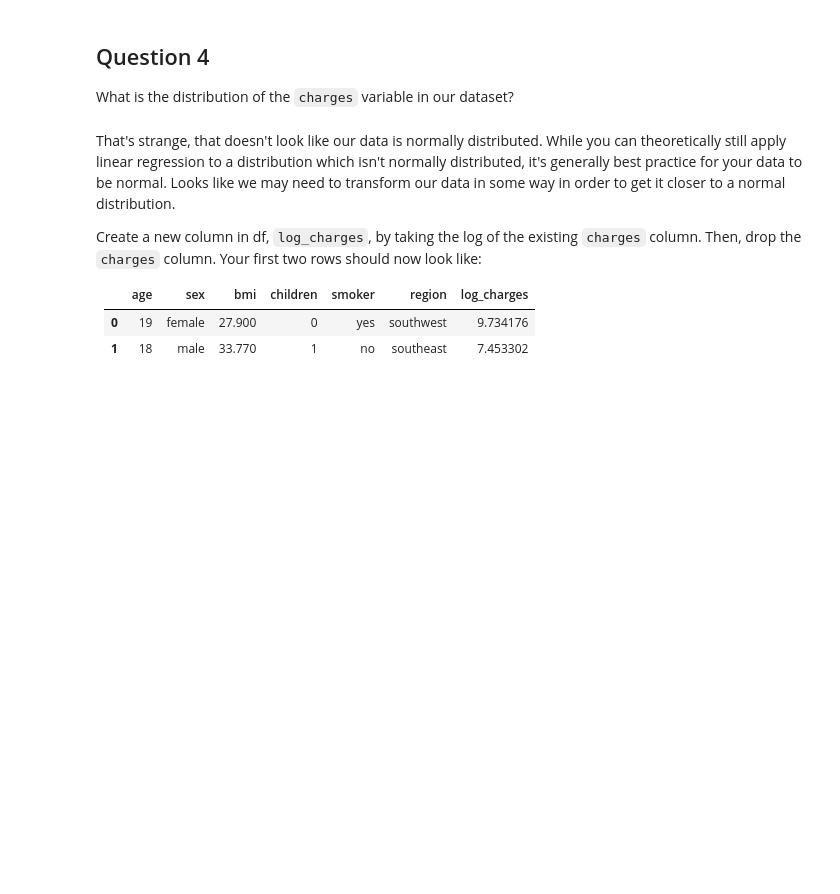
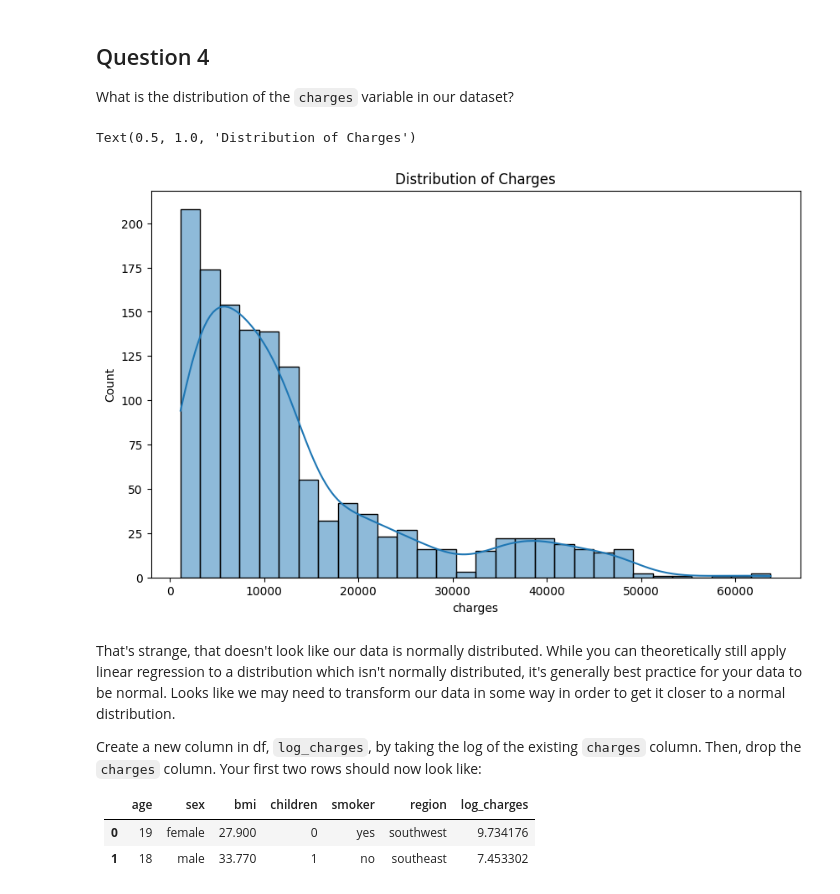
Before and after one commit to josephgitau/September-intake, a Jupyter notebook: insurance pricing prediction.ipynb, the cells around one changed output. Saved outputs shown, nothing was run; the diff lists cells and outputs as text; code cells hidden in the pictures; blank space fills up the shorter version.

```diff
--- a/insurance pricing prediction.ipynb
+++ b/insurance pricing prediction.ipynb
@@ -99,6 +125,12 @@ Which two independent numeric variables (excluding categorical and dummy variabl
 What is the distribution of the `charges` variable in our dataset?
 # %%
 # plot distribution of charges
+plt.figure(figsize=(10, 6))
+sns.histplot(df['charges'], kde=True)
+plt.title('Distribution of Charges')
+# %% [output]
+Text(0.5, 1.0, 'Distribution of Charges')
+[figure, added]
 # %% [markdown]
 That's strange, that doesn't look like our data is normally distributed. While you can theoretically still apply linear regression to a distribution which isn't normally distributed, it's generally best practice for your data to be normal. Looks like we may need to transform our data in some way in order to get it closer to a normal distribution.
 
```
Also changed, not shown: parts of 30 cells of this notebook.
